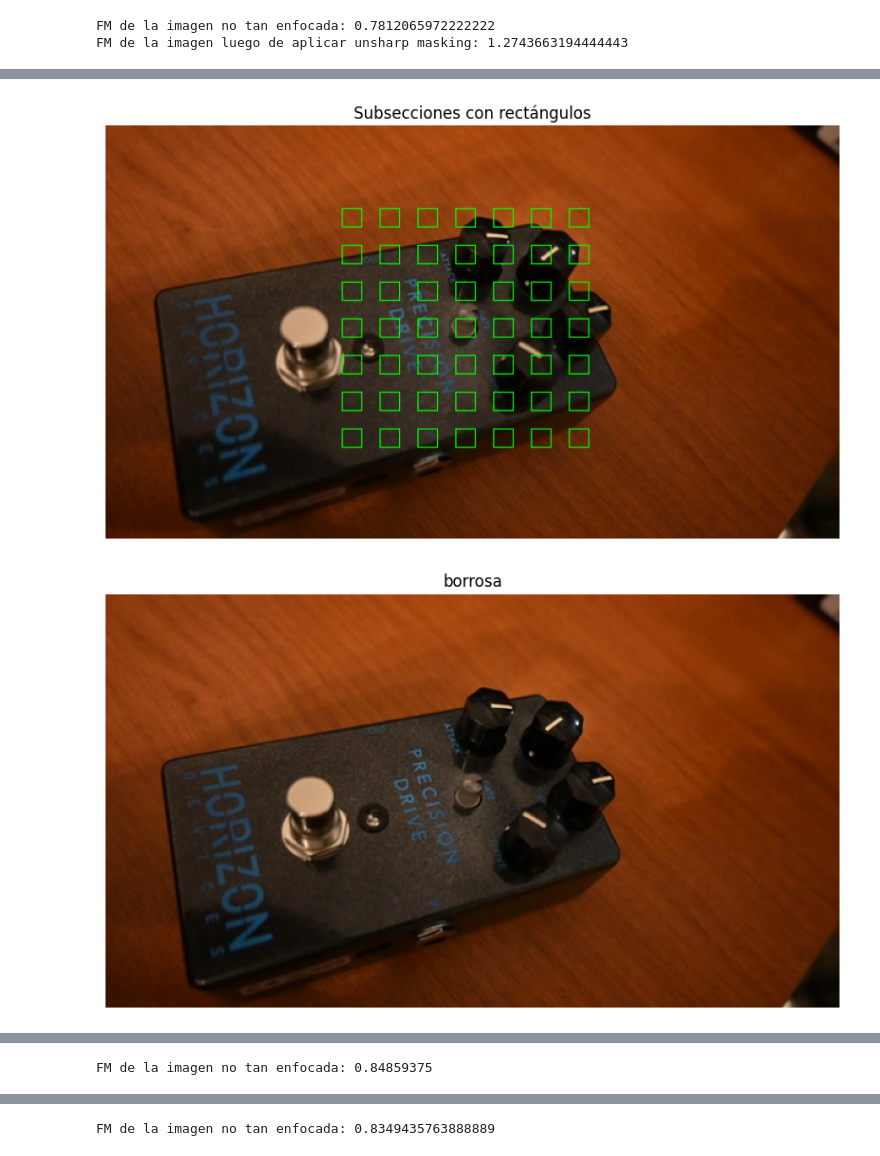
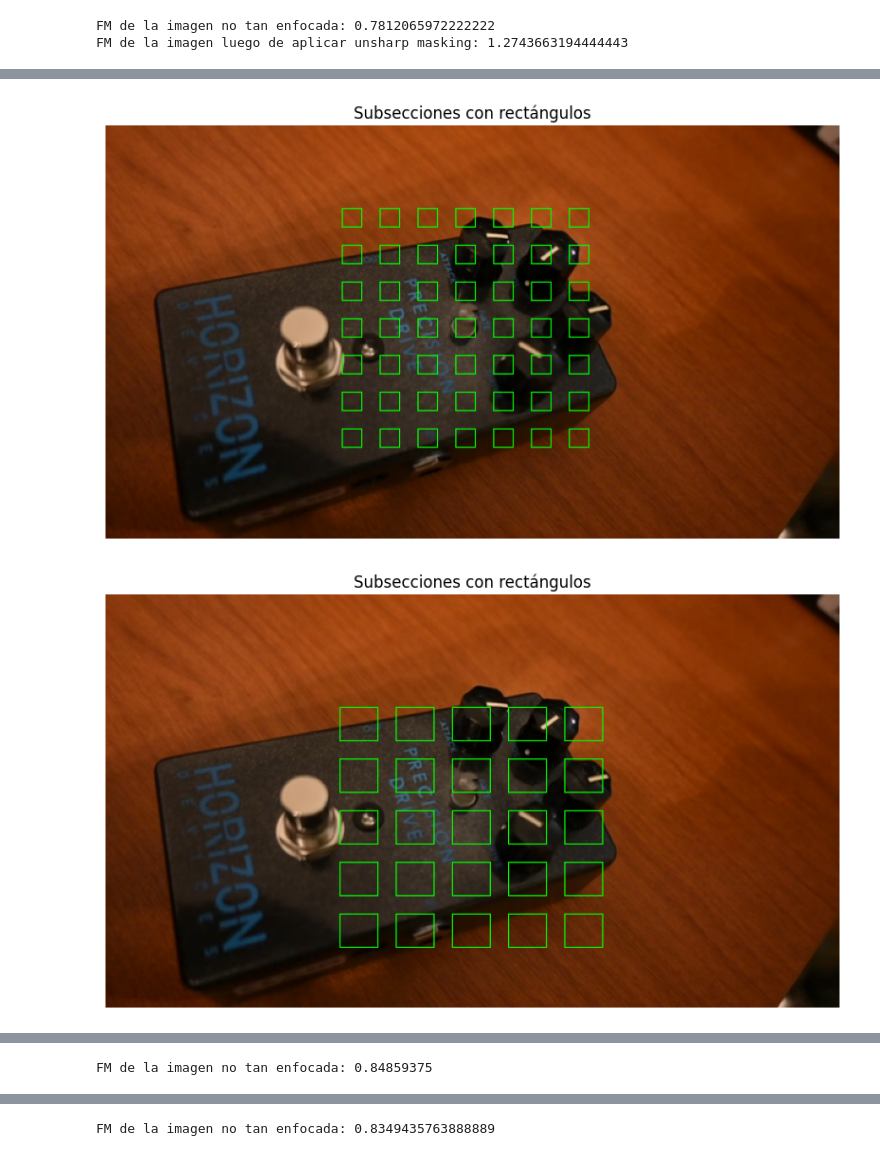
Before and after one commit to CEIA-MBer-ATacc/ceia_cv_tps, a Jupyter notebook: TP2/tp2.ipynb, the cells around one changed output, grey strips where cells are left out. Cells and saved outputs as stored; diff of their text form; code cells hidden in the pictures.

Commit message:
[UPD]se agregan varias pruebas de sub-secciones

```diff
--- a/TP2/tp2.ipynb
+++ b/TP2/tp2.ipynb
@@ -176,11 +176,21 @@ else:
     var_laplacian_list = []
     var_laplacian_roi_list = []
 
-    N = 11
-    M = 19
+    N1 = 11
+    M1 = 19
 
-    fm_mean = []
-    laplacian_mean = []
+    fm_mean_1 = []
+    laplacian_mean_1 = []
+
+    N2 = 8
+    M2 = 13
+    fm_mean_2 = []
+    laplacian_mean_2 = []
+
+    N3 = 5
+    M3 = 8
+    fm_mean_3 = []
+    laplacian_mean_3 = []
 
     while True:
         ret, frame = captura_video.read()
@@ -202,8 +212,14 @@ else:
         var_laplacian_roi_list.append(variance_of_laplacian(central_crop))
 
         # Calculo el fm y el laplacian promedio de las sub-secciones
-        fm_mean.append(calcular_fm_promedio_subsecciones(frame, N, M, len(fm_total_list) in [84]))
-        laplacian_mean.append(calcular_laplacian_promedio_subsecciones(frame, N, M))
+        fm_mean_1.append(calcular_fm_promedio_subsecciones(frame, N1, M1, len(fm_total_list) in [84]))
+        laplacian_mean_1.append(calcular_laplacian_promedio_subsecciones(frame, N1, M1))
+
+        fm_mean_2.append(calcular_fm_promedio_subsecciones(frame, N2, M2, len(fm_total_list) in [84]))
+        laplacian_mean_2.append(calcular_laplacian_promedio_subsecciones(frame, N2, M2))
+
+        fm_mean_3.append(calcular_fm_promedio_subsecciones(frame, N3, M3, len(fm_total_list) in [84]))
+        laplacian_mean_3.append(calcular_laplacian_promedio_subsecciones(frame, N3, M3))
 
         # Mostrar imagenes de interes segun los calculos de FM y var laplaciano
         if len(fm_total_list) in [80 ,91, 111]:
@@ -213,34 +229,46 @@ else:
             print(f"FM de la imagen luego de aplicar unsharp masking: {calcular_fm(unsharp_mask(frame))}")
             mostrar_imagen(unsharp_mask(frame), titulo='sharped')
 
-    fig, axes = plt.subplots(3, 2, figsize=(15, 15))
+    fig, axes = plt.subplots(5, 2, figsize=(15, 15))
 
     axes[0][0].scatter(range(len(fm_total_list)), fm_total_list, color='blue')
     axes[0][0].set_title("Gráfico FM imagen total")
 
     axes[0][1].scatter(range(len(fm_roi_list)), fm_roi_list, color='orange')
     axes[0][1].set_title("Gráfico FM ROI")
 
 
     axes[1][0].scatter(range(len(var_laplacian_list)), var_laplacian_list, color='green')
     axes[1][0].set_title("Gráfico var laplaciano")
 
     axes[1][1].scatter(range(len(var_laplacian_roi_list)), var_laplacian_roi_list, color='red')
     axes[1][1].set_title("Gráfico var laplaciano ROI")
 
-    axes[2][0].scatter(range(len(fm_mean)), fm_mean, color='purple')
+    axes[2][0].scatter(range(len(fm_mean_1)), fm_mean_1, color='purple')
     axes[2][0].set_title("Gráfico FM promedio sub-secciones")
 
-    axes[2][1].scatter(range(len(laplacian_mean)), laplacian_mean, color='pink')
+    axes[2][1].scatter(range(len(laplacian_mean_1)), laplacian_mean_1, color='pink')
     axes[2][1].set_title("Gráfico var laplaciano promedio sub-secciones")
+
+    axes[3][0].scatter(range(len(fm_mean_2)), fm_mean_2, color='purple')
+    axes[3][0].set_title("Gráfico FM promedio sub-secciones")
+
+    axes[3][1].scatter(range(len(laplacian_mean_2)), laplacian_mean_2, color='pink')
+    axes[3][1].set_title("Gráfico var laplaciano promedio sub-secciones")
+
+    axes[4][0].scatter(range(len(fm_mean_3)), fm_mean_3, color='purple')
+    axes[4][0].set_title("Gráfico FM promedio sub-secciones")
+
+    axes[4][1].scatter(range(len(laplacian_mean_3)), laplacian_mean_3, color='pink')
+    axes[4][1].set_title("Gráfico var laplaciano promedio sub-secciones")
 
 
     plt.tight_layout()
     plt.show()
 # %% [output]
 [figure]
 FM de la imagen no tan enfocada: 0.7812065972222222
 FM de la imagen luego de aplicar unsharp masking: 1.2743663194444443
 [figure]
 [figure]
-[figure, old version]
+[figure, new version]
```
Also changed, not shown: parts of 2 cells of this notebook.
